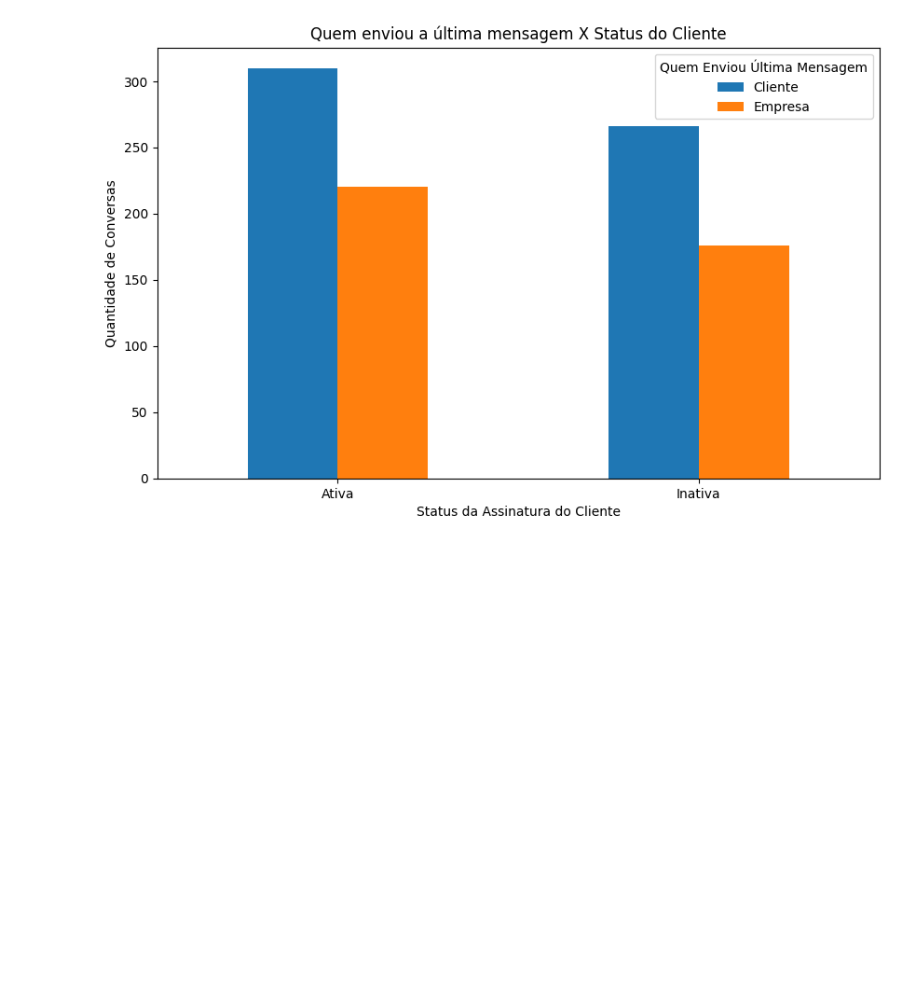
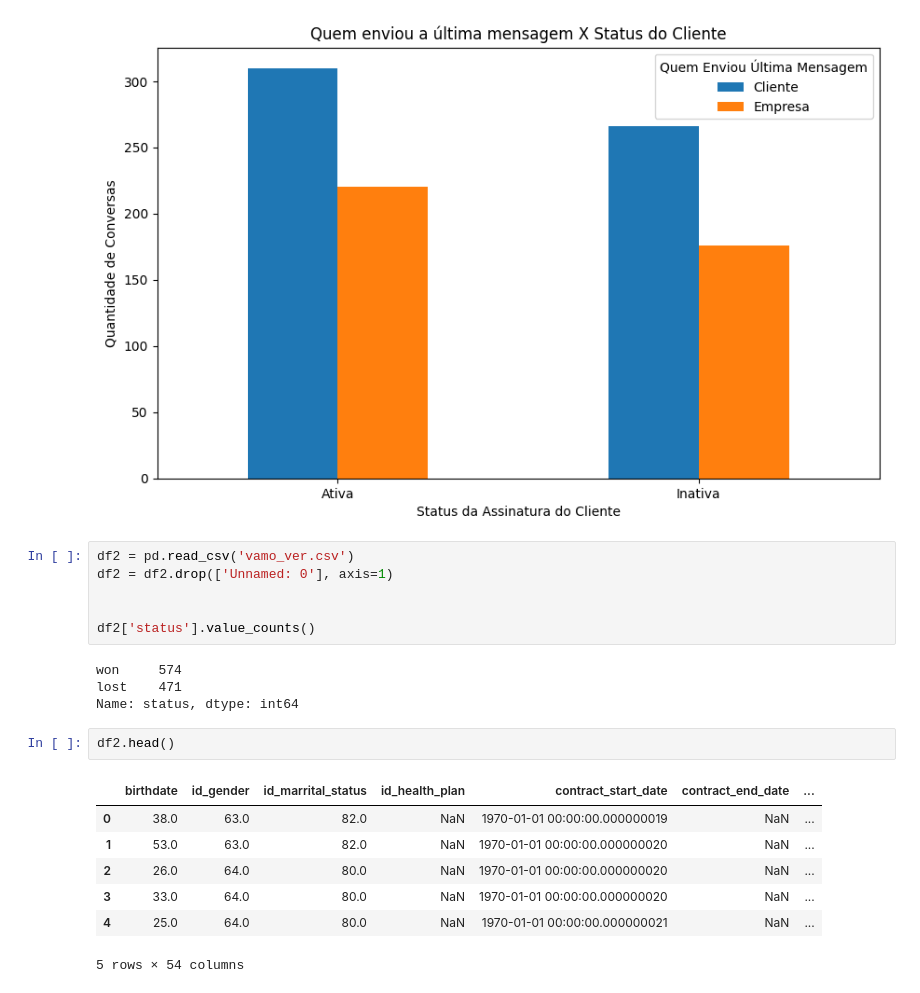
Before and after one commit to leoscarlato/deploy-sprint, a Jupyter notebook: notebooks/modelo.ipynb, the cells around one changed output. Saved outputs shown, nothing was run; the diff lists cells and outputs as text; blank space fills up the shorter version.

```diff
--- a/notebooks/modelo.ipynb
+++ b/notebooks/modelo.ipynb
@@ -297,3 +297,23 @@ df_aux.groupby('Status Assinatura')['Quem Enviou Última Mensagem'].value_counts
 # %% [output]
 <AxesSubplot:title={'center':'Quem enviou a última mensagem X Status do Cliente'}, xlabel='Status da Assinatura do Cliente', ylabel='Quantidade de Conversas'>
 [figure]
+# %%
+df2 = pd.read_csv('vamo_ver.csv')
+df2 = df2.drop(['Unnamed: 0'], axis=1)
+
+
+df2['status'].value_counts()
+# %% [output]
+won     574
+lost    471
+Name: status, dtype: int64
+# %%
+df2.head()
+# %% [output]
+|  | birthdate | id_gender | id_marrital_status | id_health_plan | contract_start_date | contract_end_date | ... |
+| 0 | 38.0 | 63.0 | 82.0 | NaN | 1970-01-01 00:00:00.000000019 | NaN | ... |
+| 1 | 53.0 | 63.0 | 82.0 | NaN | 1970-01-01 00:00:00.000000020 | NaN | ... |
+| 2 | 26.0 | 64.0 | 80.0 | NaN | 1970-01-01 00:00:00.000000020 | NaN | ... |
+| 3 | 33.0 | 64.0 | 80.0 | NaN | 1970-01-01 00:00:00.000000020 | NaN | ... |
+| 4 | 25.0 | 64.0 | 80.0 | NaN | 1970-01-01 00:00:00.000000021 | NaN | ... |
+5 rows × 54 columns
```
Also changed, not shown: 2 other files.
